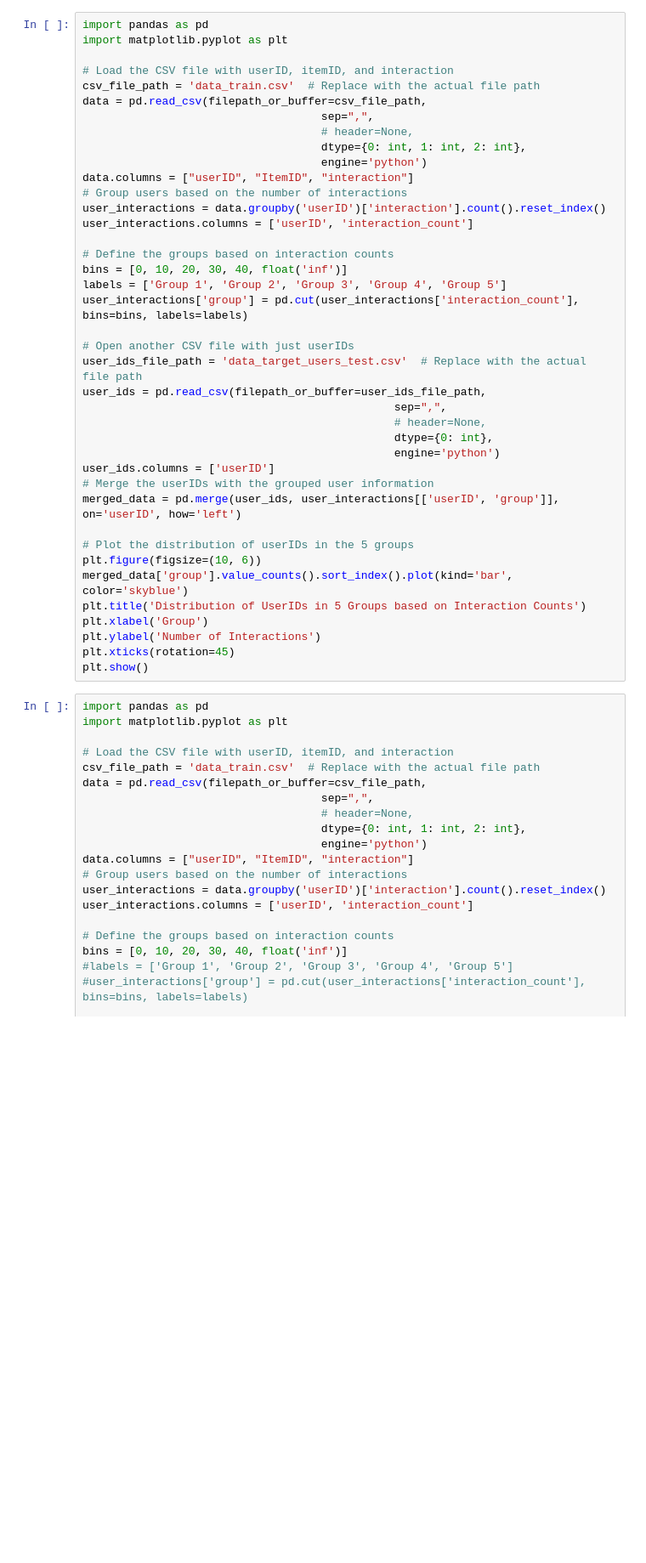
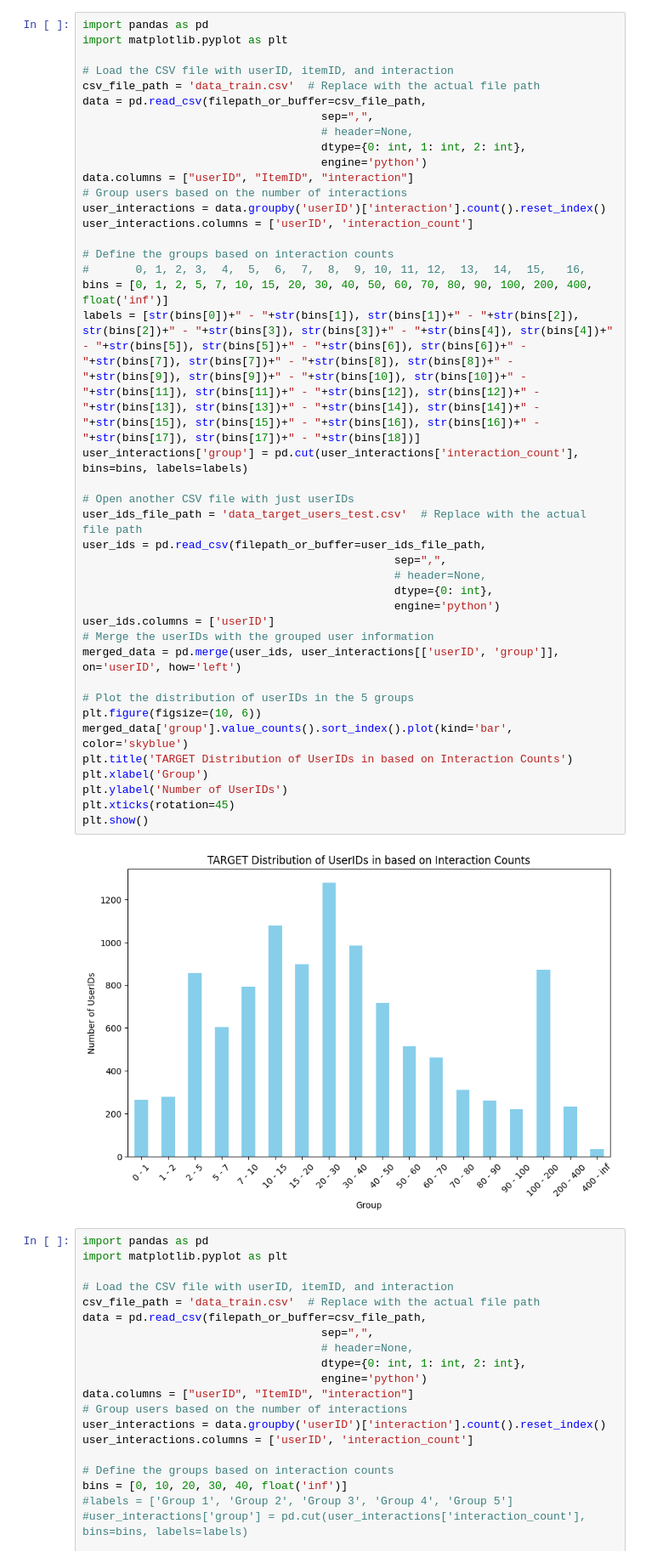
Before and after one commit to AlessandroVacca/RecSys-2023-polimi, a Jupyter notebook: data-target-analysis.ipynb, the cells around one changed output. Shown: that part at 85% size. Drawn from its saved outputs; the diff is of its cells as text; blank space fills up the shorter version.

```diff
--- a/data-target-analysis.ipynb
+++ b/data-target-analysis.ipynb
@@ -7,37 +7,40 @@ csv_file_path = 'data_train.csv'  # Replace with the actual file path
 data = pd.read_csv(filepath_or_buffer=csv_file_path,
                                     sep=",",
                                     # header=None,
                                     dtype={0: int, 1: int, 2: int},
                                     engine='python')
 data.columns = ["userID", "ItemID", "interaction"]
 # Group users based on the number of interactions
 user_interactions = data.groupby('userID')['interaction'].count().reset_index()
 user_interactions.columns = ['userID', 'interaction_count']
 
 # Define the groups based on interaction counts
-bins = [0, 10, 20, 30, 40, float('inf')]
-labels = ['Group 1', 'Group 2', 'Group 3', 'Group 4', 'Group 5']
+#       0, 1, 2, 3,  4,  5,  6,  7,  8,  9, 10, 11, 12,  13,  14,  15,   16,
+bins = [0, 1, 2, 5, 7, 10, 15, 20, 30, 40, 50, 60, 70, 80, 90, 100, 200, 400, float('inf')]
+labels = [str(bins[0])+" - "+str(bins[1]), str(bins[1])+" - "+str(bins[2]), str(bins[2])+" - "+str(bins[3]), str(bins[3])+" - "+str(bins[4]), str(bins[4])+" - "+str(bins[5]), str(bins[5])+" - "+str(bins[6]), str(bins[6])+" - "+str(bins[7]), str(bins[7])+" - "+str(bins[8]), str(bins[8])+" - "+str(bins[9]), str(bins[9])+" - "+str(bins[10]), str(bins[10])+" - "+str(bins[11]), str(bins[11])+" - "+str(bins[12]), str(bins[12])+" - "+str(bins[13]), str(bins[13])+" - "+str(bins[14]), str(bins[14])+" - "+str(bins[15]), str(bins[15])+" - "+str(bins[16]), str(bins[16])+" - "+str(bins[17]), str(bins[17])+" - "+str(bins[18])]
 user_interactions['group'] = pd.cut(user_interactions['interaction_count'], bins=bins, labels=labels)
 
 # Open another CSV file with just userIDs
 user_ids_file_path = 'data_target_users_test.csv'  # Replace with the actual file path
 user_ids = pd.read_csv(filepath_or_buffer=user_ids_file_path,
                                                sep=",",
                                                # header=None,
                                                dtype={0: int},
                                                engine='python')
 user_ids.columns = ['userID']
 # Merge the userIDs with the grouped user information
 merged_data = pd.merge(user_ids, user_interactions[['userID', 'group']], on='userID', how='left')
 
 # Plot the distribution of userIDs in the 5 groups
 plt.figure(figsize=(10, 6))
 merged_data['group'].value_counts().sort_index().plot(kind='bar', color='skyblue')
-plt.title('Distribution of UserIDs in 5 Groups based on Interaction Counts')
+plt.title('TARGET Distribution of UserIDs in based on Interaction Counts')
 plt.xlabel('Group')
-plt.ylabel('Number of Interactions')
+plt.ylabel('Number of UserIDs')
 plt.xticks(rotation=45)
 plt.show()
+# %% [output]
+[figure, added]
 # %%
 import pandas as pd
 import matplotlib.pyplot as plt
```
Also changed, not shown: 3 other files.
